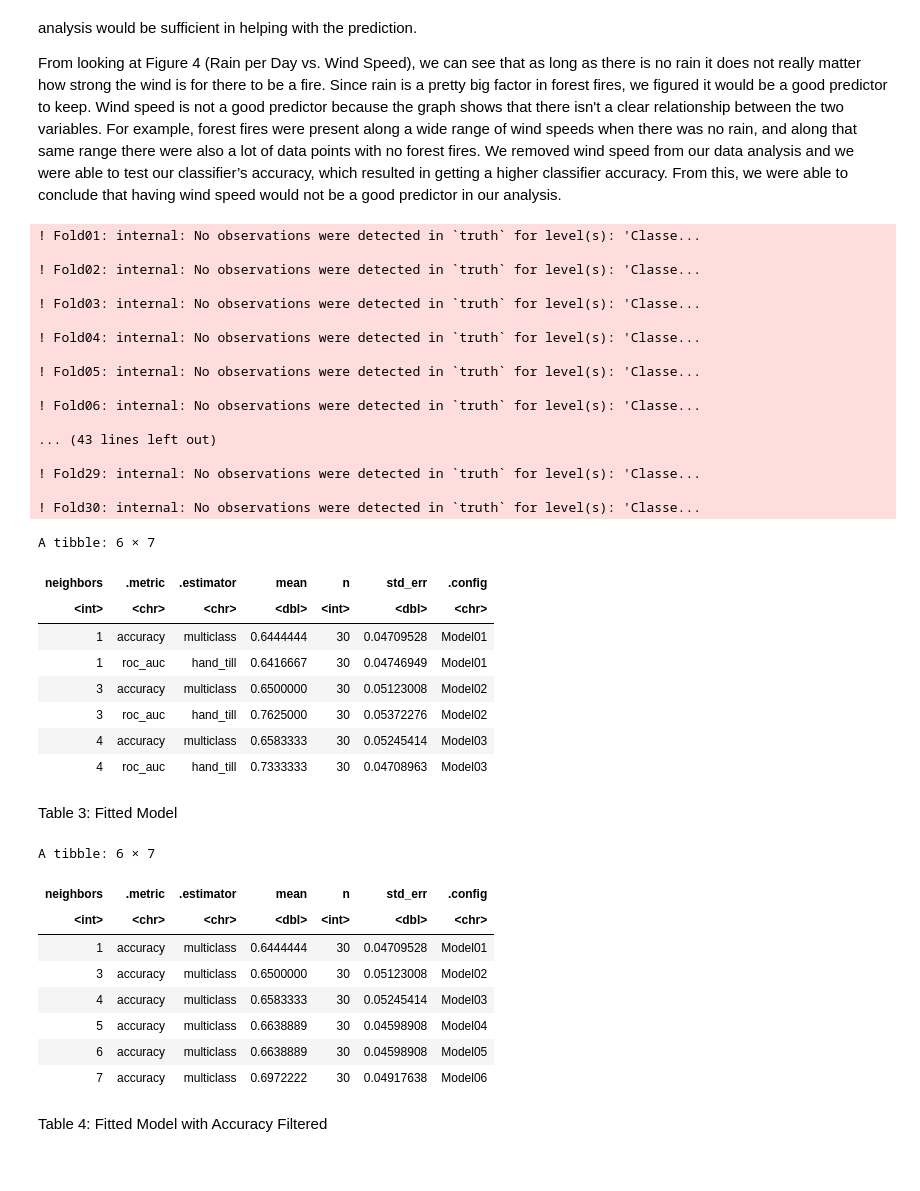
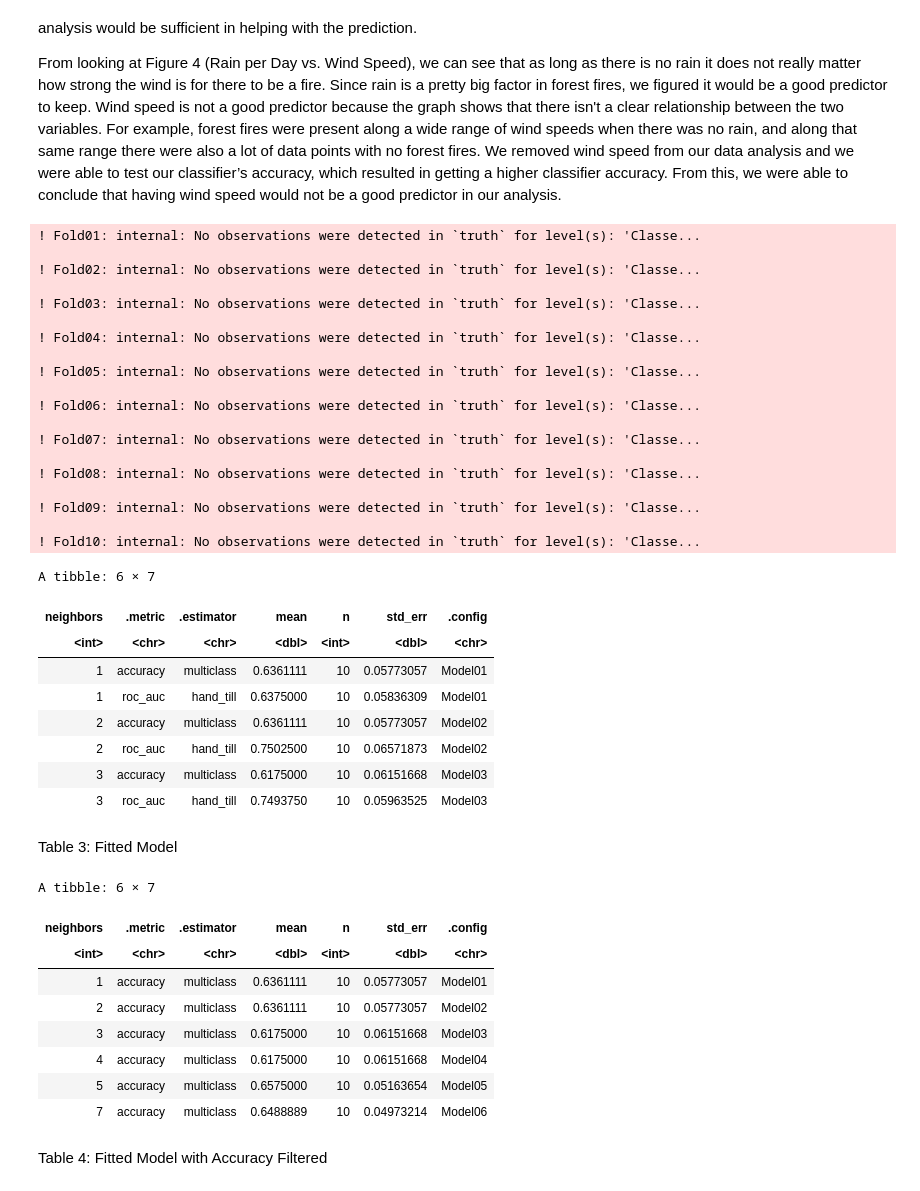
Before and after one commit to lufinot/DTSC-G18-V2, a Jupyter notebook: projectt.ipynb, the cells around one changed output. Cells and saved outputs as stored; diff of their text form; code cells hidden in the pictures.

```diff
--- a/projectt.ipynb
+++ b/projectt.ipynb
@@ -177,7 +177,7 @@ set.seed(1738)
 options(repr.plot.width = 10, repr.plot.height = 10)
 
 #computing 30-fold cross-validation
-fire_training_vfold <- vfold_cv(fire_train, v = 30, strata = Classes)
+fire_training_vfold <- vfold_cv(fire_train, v = 10, strata = Classes)
 
 
 #creating a knn model specification
@@ -194,39 +194,41 @@ fire_recipe <- recipe(Classes ~ Rain + Relative_humidity + Temperature,  data =
 # %%
 #fitting the model and specifiying that the tuning should try 15 numbers of K neighbors
 #only showing the first couple of rows
 cross_val_metrics <- workflow() %>%
                 add_recipe(fire_recipe) %>%
                 add_model(knn_tune) %>%
-                tune_grid(resamples = fire_training_vfold, grid = 15) %>%
+                tune_grid(resamples = fire_training_vfold, grid = 20) %>%
                 collect_metrics()
 head(cross_val_metrics)
 # %% [output]
 ! Fold01: internal: No observations were detected in `truth` for level(s): 'Classe...
 
 ! Fold02: internal: No observations were detected in `truth` for level(s): 'Classe...
 
 ! Fold03: internal: No observations were detected in `truth` for level(s): 'Classe...
 
 ! Fold04: internal: No observations were detected in `truth` for level(s): 'Classe...
 
 ! Fold05: internal: No observations were detected in `truth` for level(s): 'Classe...
 
 ! Fold06: internal: No observations were detected in `truth` for level(s): 'Classe...
 
-... (43 lines left out)
+! Fold07: internal: No observations were detected in `truth` for level(s): 'Classe...
 
-! Fold29: internal: No observations were detected in `truth` for level(s): 'Classe...
+! Fold08: internal: No observations were detected in `truth` for level(s): 'Classe...
 
-! Fold30: internal: No observations were detected in `truth` for level(s): 'Classe...
+! Fold09: internal: No observations were detected in `truth` for level(s): 'Classe...
+
+! Fold10: internal: No observations were detected in `truth` for level(s): 'Classe...
 A tibble: 6 × 7
 | neighbors | .metric | .estimator | mean | n | std_err | .config |
 | <int> | <chr> | <chr> | <dbl> | <int> | <dbl> | <chr> |
-| 1 | accuracy | multiclass | 0.6444444 | 30 | 0.04709528 | Model01 |
-| 1 | roc_auc | hand_till | 0.6416667 | 30 | 0.04746949 | Model01 |
-| 3 | accuracy | multiclass | 0.6500000 | 30 | 0.05123008 | Model02 |
-| 3 | roc_auc | hand_till | 0.7625000 | 30 | 0.05372276 | Model02 |
-| 4 | accuracy | multiclass | 0.6583333 | 30 | 0.05245414 | Model03 |
-| 4 | roc_auc | hand_till | 0.7333333 | 30 | 0.04708963 | Model03 |
+| 1 | accuracy | multiclass | 0.6361111 | 10 | 0.05773057 | Model01 |
+| 1 | roc_auc | hand_till | 0.6375000 | 10 | 0.05836309 | Model01 |
+| 2 | accuracy | multiclass | 0.6361111 | 10 | 0.05773057 | Model02 |
+| 2 | roc_auc | hand_till | 0.7502500 | 10 | 0.06571873 | Model02 |
+| 3 | accuracy | multiclass | 0.6175000 | 10 | 0.06151668 | Model03 |
+| 3 | roc_auc | hand_till | 0.7493750 | 10 | 0.05963525 | Model03 |
 # %% [markdown]
 Table 3: Fitted Model
 # %%
@@ -239,12 +241,12 @@ head(accuracies)
 A tibble: 6 × 7
 | neighbors | .metric | .estimator | mean | n | std_err | .config |
 | <int> | <chr> | <chr> | <dbl> | <int> | <dbl> | <chr> |
-| 1 | accuracy | multiclass | 0.6444444 | 30 | 0.04709528 | Model01 |
-| 3 | accuracy | multiclass | 0.6500000 | 30 | 0.05123008 | Model02 |
-| 4 | accuracy | multiclass | 0.6583333 | 30 | 0.05245414 | Model03 |
-| 5 | accuracy | multiclass | 0.6638889 | 30 | 0.04598908 | Model04 |
-| 6 | accuracy | multiclass | 0.6638889 | 30 | 0.04598908 | Model05 |
-| 7 | accuracy | multiclass | 0.6972222 | 30 | 0.04917638 | Model06 |
+| 1 | accuracy | multiclass | 0.6361111 | 10 | 0.05773057 | Model01 |
+| 2 | accuracy | multiclass | 0.6361111 | 10 | 0.05773057 | Model02 |
+| 3 | accuracy | multiclass | 0.6175000 | 10 | 0.06151668 | Model03 |
+| 4 | accuracy | multiclass | 0.6175000 | 10 | 0.06151668 | Model04 |
+| 5 | accuracy | multiclass | 0.6575000 | 10 | 0.05163654 | Model05 |
+| 7 | accuracy | multiclass | 0.6488889 | 10 | 0.04973214 | Model06 |
 # %% [markdown]
 Table 4: Fitted Model with Accuracy Filtered
 # %%
```
Also changed, not shown: parts of 3 cells of this notebook.
